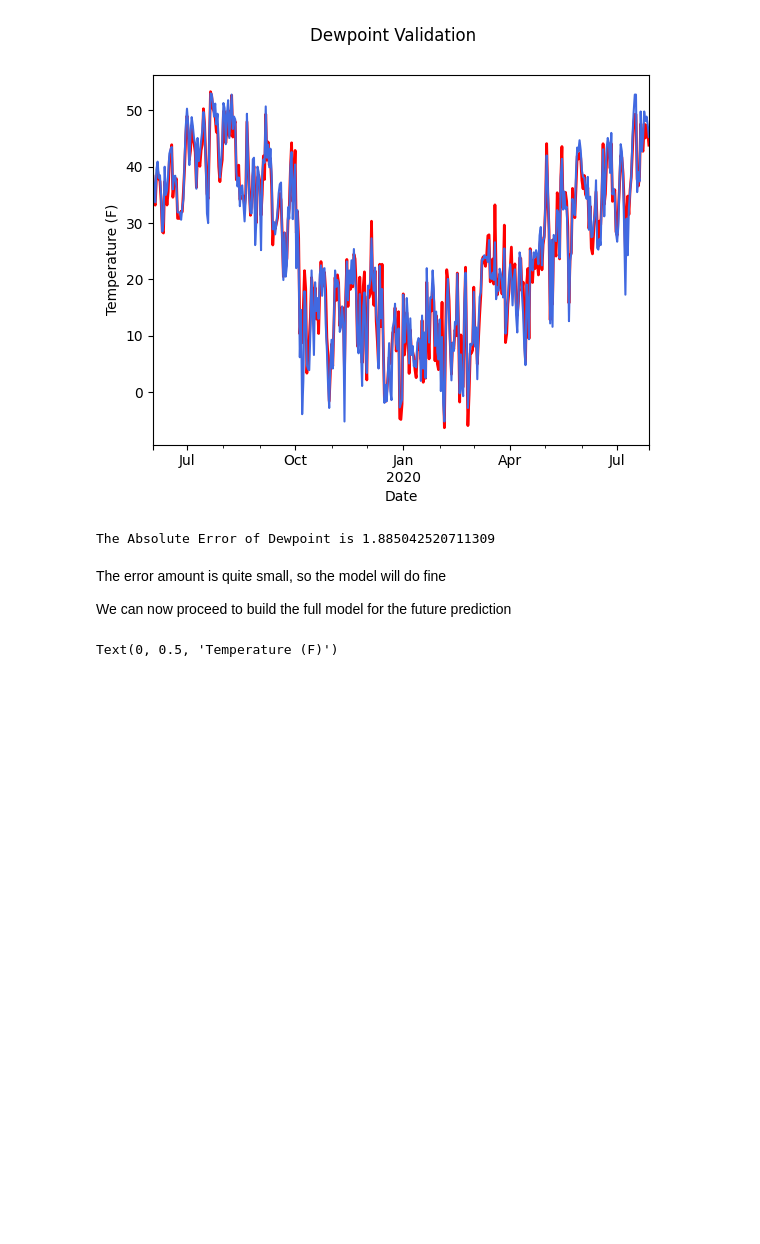
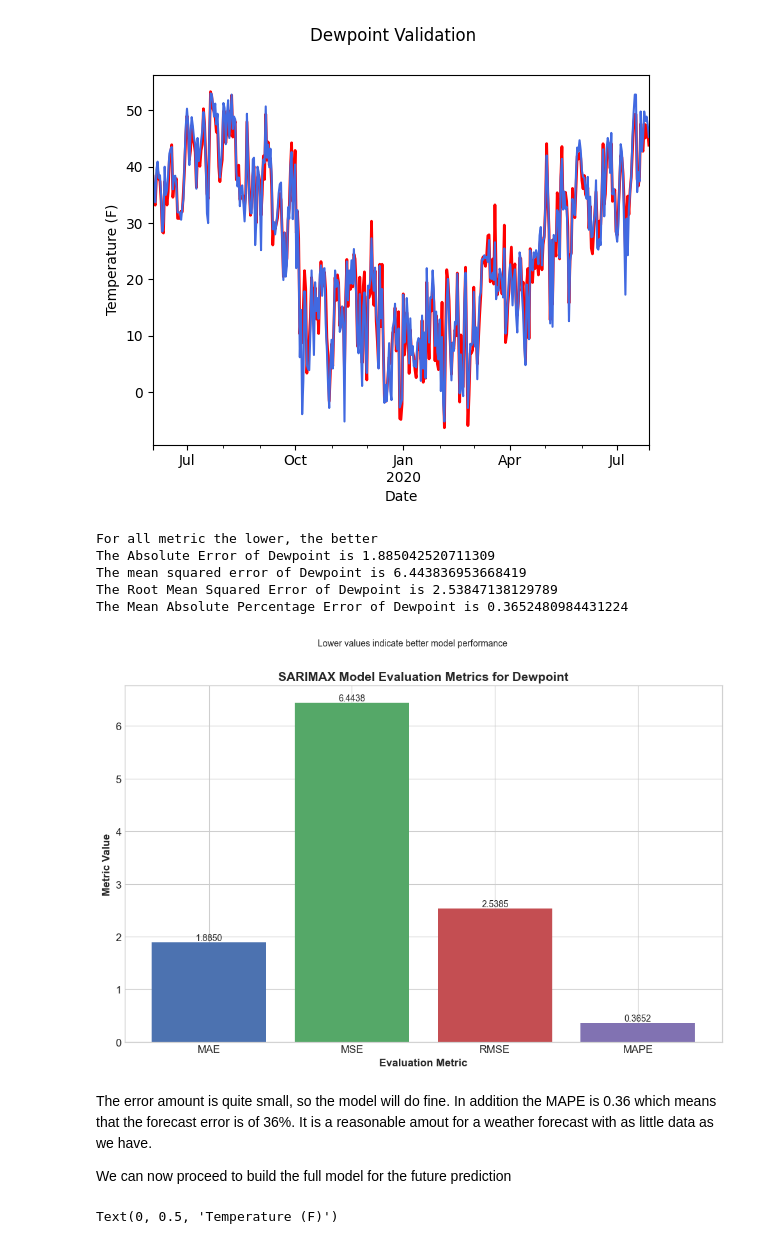
Before and after one commit to HenriD78/MachineLearningWeatherForecast, a Jupyter notebook: Dewpoint_Pred.ipynb, the cells around one changed output. Drawn from its saved outputs; the diff is of its cells as text; code cells hidden in the pictures; blank space fills up the shorter version.

Commit message:
added some evaluation metrics

```diff
--- a/Dewpoint_Pred.ipynb
+++ b/Dewpoint_Pred.ipynb
@@ -668,11 +668,55 @@ plt.ylabel("Temperature (F)")
 Text(0, 0.5, 'Temperature (F)')
 [figure]
 # %%
+print("For all metric the lower, the better")
 print("The Absolute Error of {} is {}".format("Dewpoint", mean_absolute_error(dewpoint, forecast)))
+print("The mean squared error of {} is {}".format("Dewpoint", mean_squared_error(dewpoint, forecast)))
+print("The Root Mean Squared Error of {} is {}".format("Dewpoint", root_mean_squared_error(dewpoint, forecast)))
+print("The Mean Absolute Percentage Error of {} is {}".format("Dewpoint", mean_absolute_percentage_error(dewpoint, forecast)))
 # %% [output]
+For all metric the lower, the better
 The Absolute Error of Dewpoint is 1.885042520711309
+The mean squared error of Dewpoint is 6.443836953668419
+The Root Mean Squared Error of Dewpoint is 2.53847138129789
+The Mean Absolute Percentage Error of Dewpoint is 0.3652480984431224
+# %%
+mae = mean_absolute_error(dewpoint, forecast)
+mse = mean_squared_error(dewpoint, forecast)
+rmse = np.sqrt(mse) # Root Mean Squared Error
+mape = mean_absolute_percentage_error(dewpoint, forecast)
+
+metrics = {
+    'MAE': mae,
+    'MSE': mse,
+    'RMSE': rmse,
+    'MAPE': mape
+}
+metric_names = list(metrics.keys())
+metric_values = list(metrics.values())
+
+plt.style.use('seaborn-v0_8-whitegrid')
+fig, ax = plt.subplots(figsize=(10, 7))
+
+bars = ax.bar(metric_names, metric_values, color=['#4c72b0', '#55a868', '#c44e52', '#8172b2'])
+
+for bar in bars:
+    yval = bar.get_height()
+    ax.text(bar.get_x() + bar.get_width()/2.0, yval, f'{yval:.4f}', va='bottom', ha='center')
+
+ax.set_xlabel("Evaluation Metric", fontsize=12, fontweight='bold')
+ax.set_ylabel("Metric Value", fontsize=12, fontweight='bold')
+ax.set_title("SARIMAX Model Evaluation Metrics for Dewpoint", fontsize=14, fontweight='bold')
+ax.tick_params(axis='x', labelsize=12)
+ax.tick_params(axis='y', labelsize=12)
+fig.suptitle("Lower values indicate better model performance", fontsize=10)
+
+# 5. Display the plot
+plt.tight_layout(rect=[0, 0, 1, 0.97])
+plt.show()
+# %% [output]
+[figure, added]
 # %% [markdown]
-The error amount is quite small, so the model will do fine
+The error amount is quite small, so the model will do fine. In addition the MAPE is 0.36 which means that the forecast error is of 36%. It is a reasonable amout for a weather forecast with as little data as we have.
 
 We can now proceed to build the full model for the future prediction
 # %%
```
Also changed, not shown: parts of 2 cells of this notebook, 2 other files.
